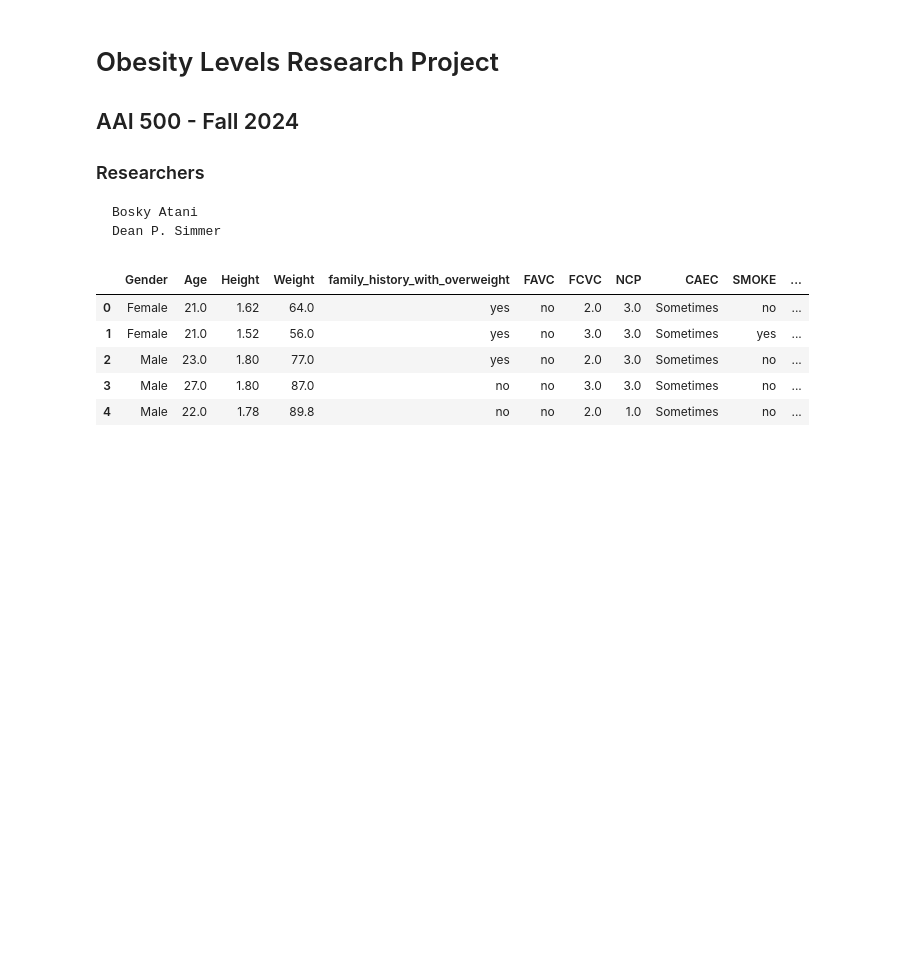
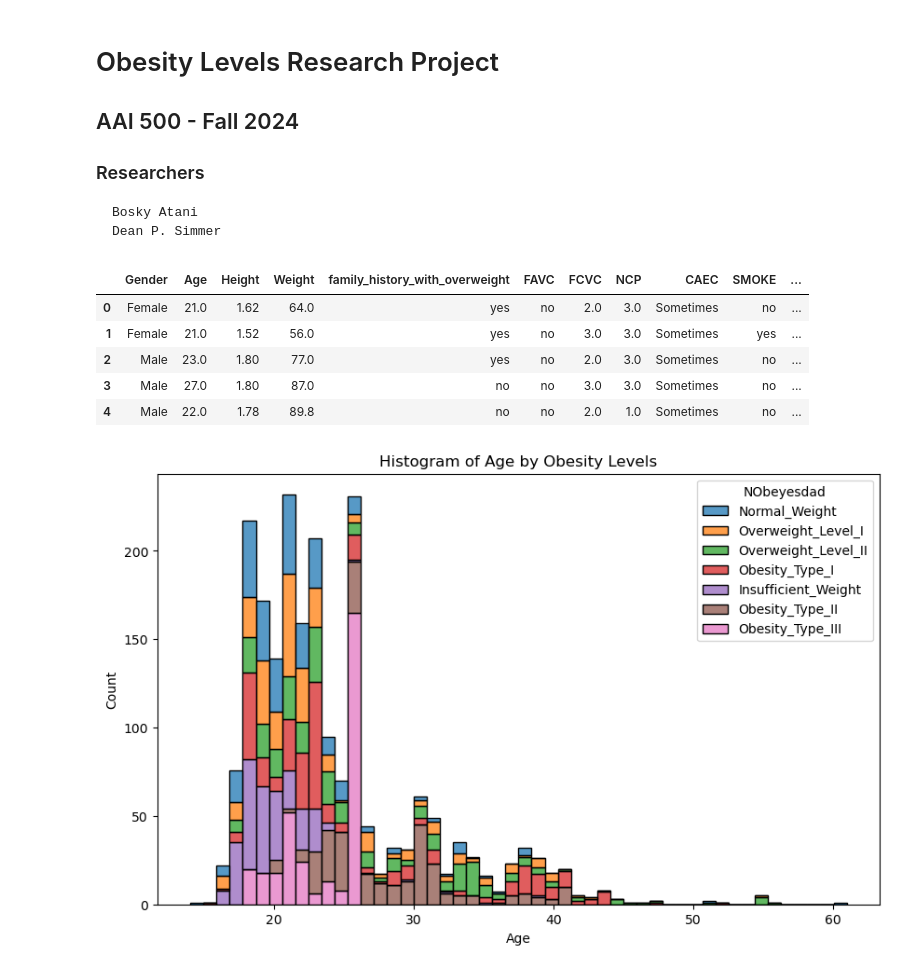
Before and after one commit to mojodean/aai-500-project-obesity-levels, a Jupyter notebook: obesity-levels.ipynb, the cells around one changed output. Cells and saved outputs as stored; diff of their text form; code cells hidden in the pictures; blank space fills up the shorter version.

Commit message:
first histogram added to notebook

```diff
--- a/obesity-levels.ipynb
+++ b/obesity-levels.ipynb
@@ -20,3 +20,18 @@ students.head()
 | 2 | Male | 23.0 | 1.80 | 77.0 | yes | no | 2.0 | 3.0 | Sometimes | no | ... |
 | 3 | Male | 27.0 | 1.80 | 87.0 | no | no | 3.0 | 3.0 | Sometimes | no | ... |
 | 4 | Male | 22.0 | 1.78 | 89.8 | no | no | 2.0 | 1.0 | Sometimes | no | ... |
+# %%
+import matplotlib.pyplot as plt
+import seaborn as sns
+
+# Create a histogram
+plt.figure(figsize=(10, 6))
+sns.histplot(data=students, x='Age', hue='NObeyesdad', multiple='stack', kde=False)
+
+# Add labels and title for histogram
+plt.xlabel('Age')
+plt.ylabel('Count')
+plt.title('Histogram of Age by Obesity Levels')
+plt.show()
+# %% [output]
+[figure, added]
```
